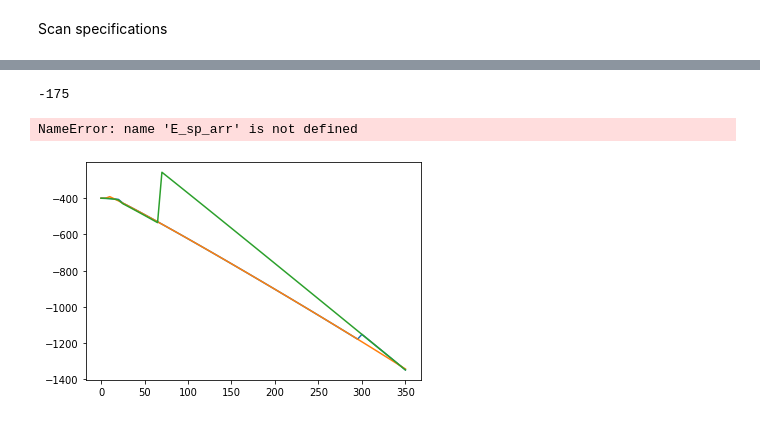
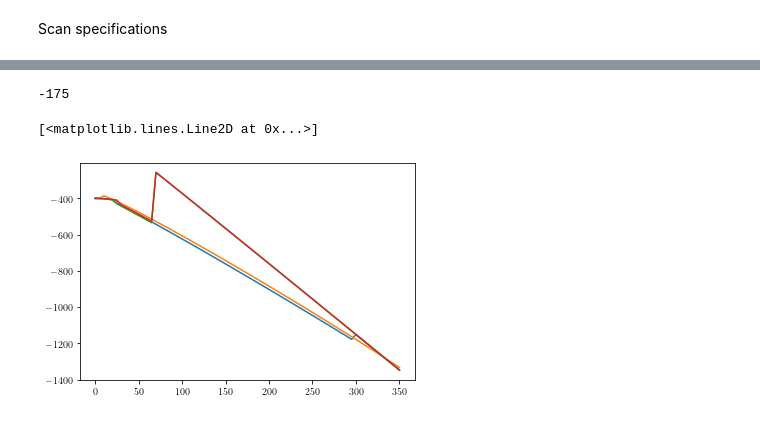
Before and after one commit to Progklui/rotor_lattice_models, a Jupyter notebook: phase_diag.ipynb, the cells around one changed output, grey strips where cells are left out. Cells and saved outputs as stored; diff of their text form; code cells hidden in the pictures.

Commit message:
addded phase diagram figures

```diff
--- a/phase_diag.ipynb
+++ b/phase_diag.ipynb
@@ -298,7 +96,11 @@ V_0 = params["V_0"]
 
 scale = B
 
-exc_number = params["excitation_no"]
+
+'''
+I/O Object
+'''
+h5_io_object = h_in.io_hdf5()
 # %% [markdown]
 Scan specifications
 # %%
@@ -480,24 +131,0 @@ V_0 =  225 , tx-ty = 100 , E = -905.7872786747666
-# %%
-params["init_choice"] = "small_polaron"
-
-for j in range(len(diff_tx_ty)):
-    tx, ty = get_tx_ty(sum_tx_ty, diff_tx_ty[j])
-
-    params["tx"] = tx
-    params["ty"] = ty
-
-    V_0_arr_run = V_0_arr # make_fine_grained_potential(float(tx),float(ty),V_0_arr)
-    for i in range(len(V_0_arr_run)):
-        params["V_0"] = V_0_arr_run[i]
-
-        '''
-        Imag Time Prop
-        '''
-        psi, E_evo, epsilon_evo = solve_imag_time_prop(params)
-        print('V_0 = ', V_0_arr[i], ', tx-ty =', diff_tx_ty[j], ', E =', E_evo[-1])
-
-        '''
-        Store Results
-        '''
-        folder = 'results/phase_diagram/sp/'
-        save_calculation_run(psi, E_evo, epsilon_evo, params, folder)
@@ -523,5 +132,6 @@ V_0 =  225 , tx-ty = 100 , E = -857.8251284719411
 # %%
 def get_psi_properties(file_path, check_size, check_sym):
+    h5_io_object = h_in.io_hdf5()
     file_list = [f for f in os.listdir(file_path) if check_size in f and check_sym in f]
 
     V_0_arr = np.zeros(len(file_list), dtype=complex)
@@ -534,7 +144,7 @@ def get_psi_properties(file_path, check_size, check_sym):
 
     i = 0
     for file in file_list:
-        psi, params = get_psi(file_path+file)
+        psi, params = h5_io_object.get_psi(file_path+file)
 
         energy_object = energy.energy(params=params)
 
@@ -561,7 +171,6 @@ def get_psi_properties(file_path, check_size, check_sym):
     Tx_arr = Tx_arr[index_sort]
     Ty_arr = Ty_arr[index_sort]
 
-    print(len(E_arr))
     return V_0_arr, E_arr, B_arr, V_arr, Tx_arr, Ty_arr
 # %%
 def get_e_arr(check_size, sum_tx_ty, diff_tx_ty, file_path):
@@ -790,16 +579,16 @@ plt.plot(E_gs[8])
 # %%
 symmetry_index = 1
 
 print(diff_tx_ty[symmetry_index])
 
 %matplotlib inline
-plt.plot(V_0_arr[0], E_fo_arr[symmetry_index])
-plt.plot(V_0_arr[0], E_fdv_arr[symmetry_index])
-plt.plot(V_0_arr[0], E_fdh_arr[symmetry_index])
-plt.plot(V_0_arr[0], E_sp_arr[symmetry_index])
+plt.plot(V_0_arr[0], E_arr_fo[symmetry_index])
+plt.plot(V_0_arr[0], E_arr_fdv[symmetry_index])
+plt.plot(V_0_arr[0], E_arr_fdh[symmetry_index])
+plt.plot(V_0_arr[0], E_arr_sp[symmetry_index])
 
 #plt.plot(V_0_arr, E_gs.T[0])
 # %% [output]
 -175
-NameError: name 'E_sp_arr' is not defined
+[<matplotlib.lines.Line2D at 0x...>]
-[figure, old version]
+[figure, new version]
```
Also changed, not shown: parts of 29 cells of this notebook, 3 other files.
